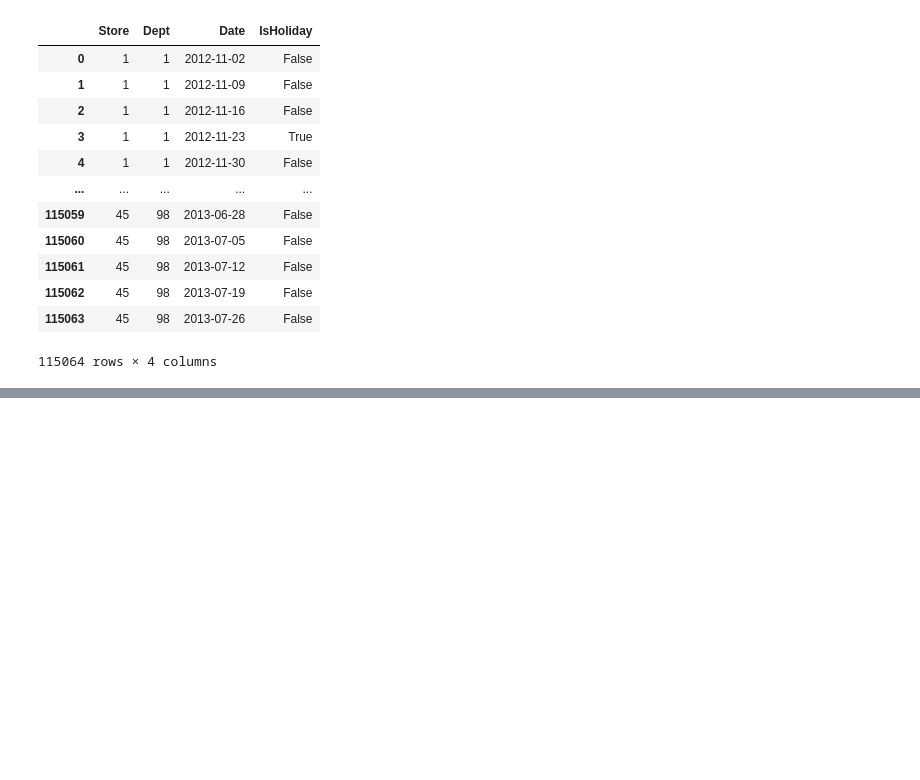
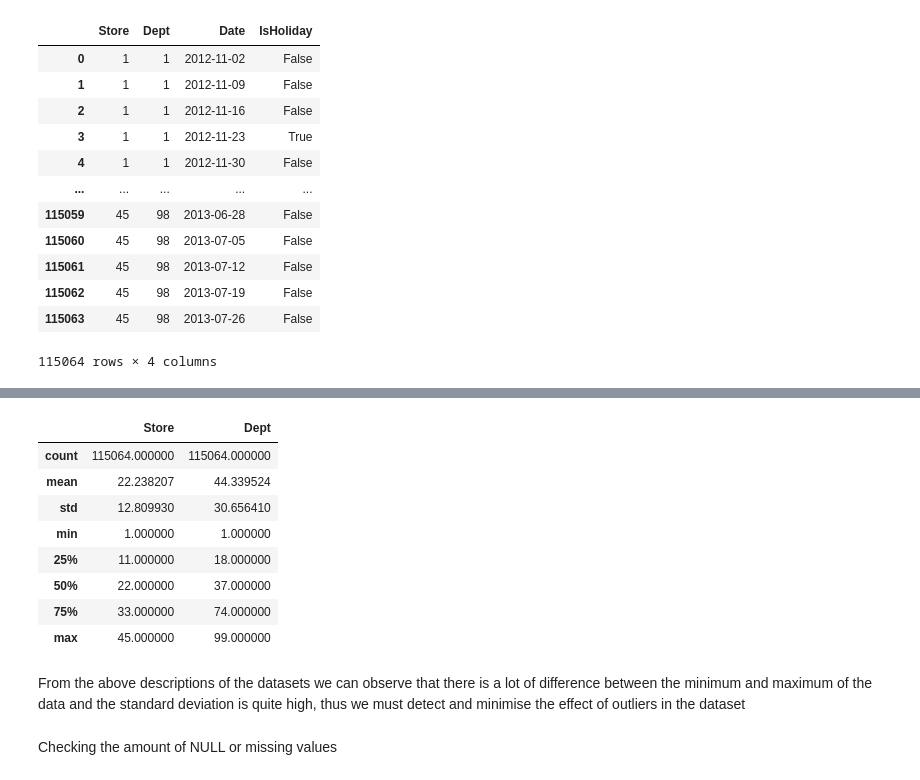
Before and after one commit to aana0308/Walmart-Sales-Prediction, a Jupyter notebook: notebooks/Data Cleaning.ipynb, the cells around one changed output, grey strips where cells are left out. Drawn from its saved outputs; the diff is of its cells as text; code cells hidden in the pictures; blank space fills up the shorter version.

```diff
--- a/notebooks/Data Cleaning.ipynb
+++ b/notebooks/Data Cleaning.ipynb
@@ -87,0 +210,16 @@ test
+# %%
+test.describe()
+# %% [output]
+|  | Store | Dept |
+| count | 115064.000000 | 115064.000000 |
+| mean | 22.238207 | 44.339524 |
+| std | 12.809930 | 30.656410 |
+| min | 1.000000 | 1.000000 |
+| 25% | 11.000000 | 18.000000 |
+| 50% | 22.000000 | 37.000000 |
+| 75% | 33.000000 | 74.000000 |
+| max | 45.000000 | 99.000000 |
+# %% [markdown]
+From the above descriptions of the datasets we can observe that there is a lot of difference between the minimum and maximum of the data and the standard deviation is quite high, thus we must detect and minimise the effect of outliers in the dataset
+# %% [markdown]
+Checking the amount of NULL or missing values
```
Also changed, not shown: parts of 18 cells of this notebook.
